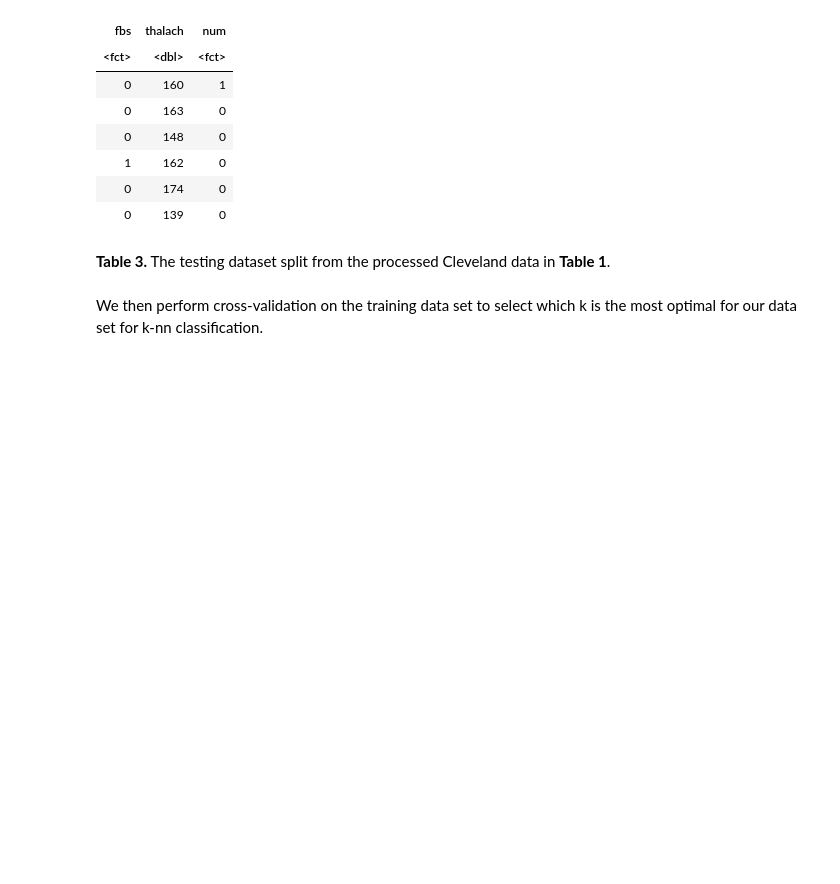
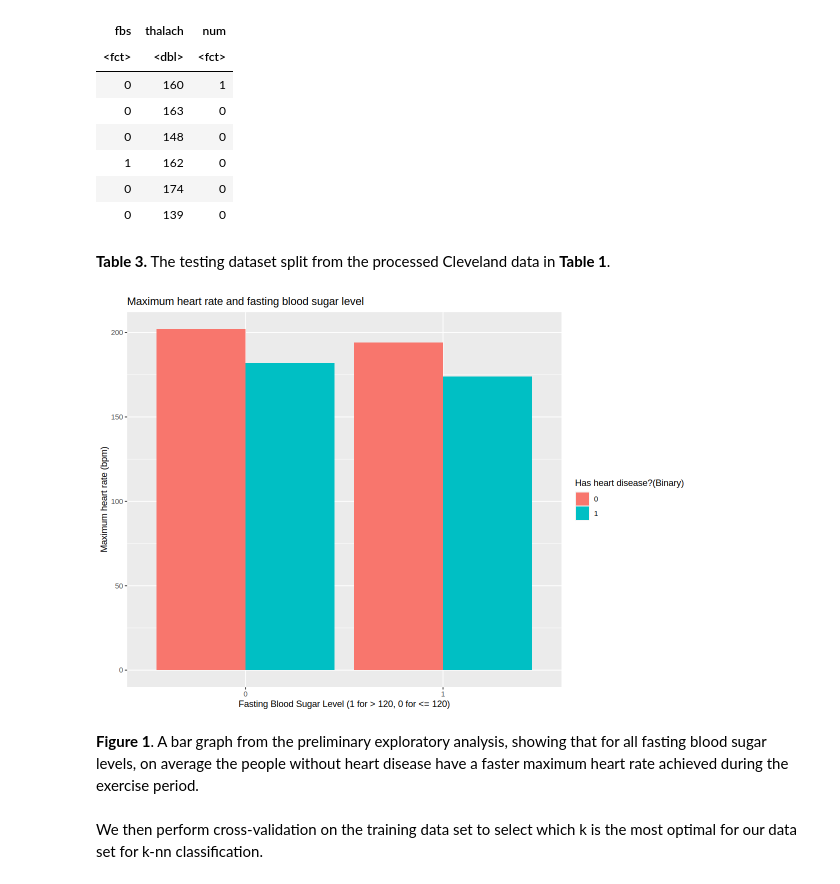
Before and after one commit to shellumang/dsci-100-2023w1-group-28, a Jupyter notebook: DSCI 100 proposal group 28 (4).ipynb, the cells around one changed output. Cells and saved outputs as stored; diff of their text form; code cells hidden in the pictures; blank space fills up the shorter version.

```diff
--- a/DSCI 100 proposal group 28 (4).ipynb
+++ b/DSCI 100 proposal group 28 (4).ipynb
@@ -95,6 +95,18 @@ A tibble: 6 × 3
 | 0 | 139 | 0 |
 # %% [markdown]
 **Table 3.** The testing dataset split from the processed Cleveland data in **Table 1**.
+# %%
+options(repr.plot.width = 10, repr.plot.height = 7) #for visualizing only
+
+plot <- ggplot(trainingdata, aes(x = fbs, y = thalach, fill = num)) +
+geom_bar(position = "dodge", stat = "identity") +
+labs(x = "Fasting Blood Sugar Level (1 for > 120, 0 for <= 120)", y = "Maximum heart rate (bpm)", fill = "Has heart disease?(Binary)") +
+ggtitle("Maximum heart rate and fasting blood sugar level")
+plot
+# %% [output]
+[figure, added]
+# %% [markdown]
+**Figure 1**. A bar graph from the preliminary exploratory analysis, showing that for all fasting blood sugar levels, on average the people without heart disease have a faster maximum heart rate achieved during the exercise period.
 # %% [markdown]
 We then perform cross-validation on the training data set to select which k is the most optimal for our data set for k-nn classification.
 # %%
```
Also changed, not shown: parts of 2 cells of this notebook.
